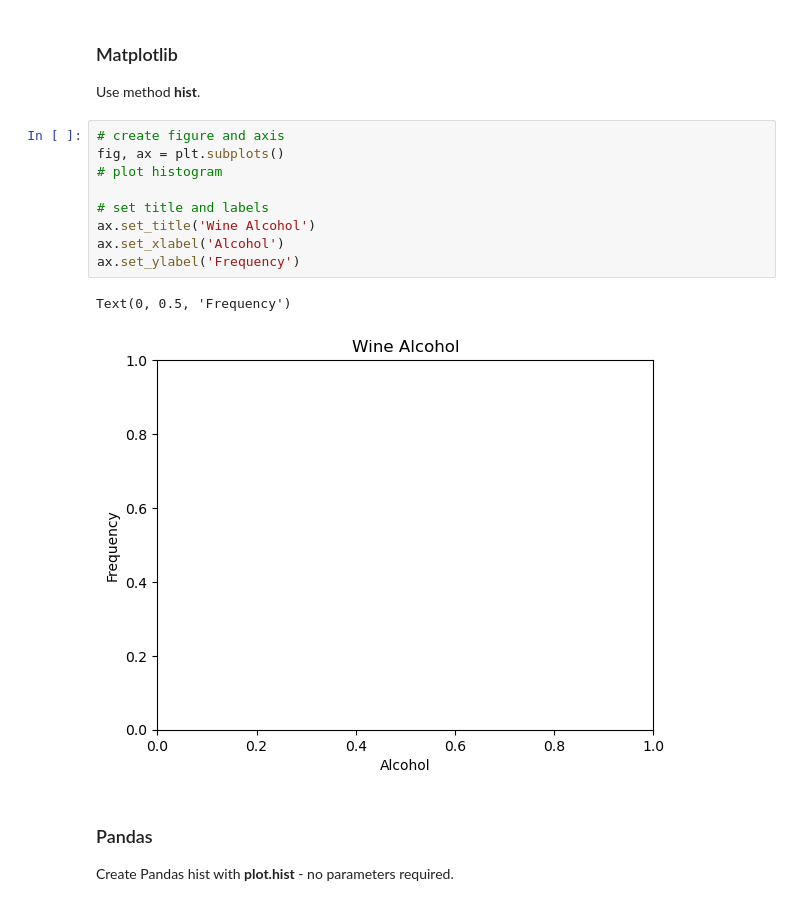
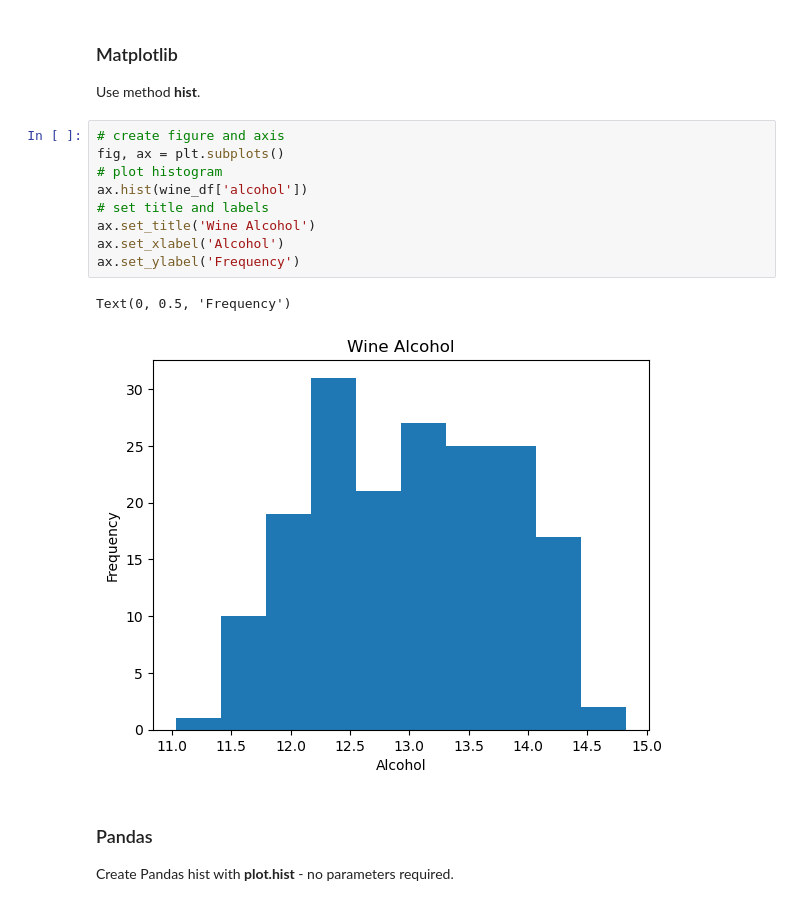
Before and after one commit to Blackbullbjj/data_viz_python_tutorial, a Jupyter notebook: Data_Viz_Tutorial.ipynb, the cells around one changed output. Cells and saved outputs as stored; diff of their text form.

```diff
--- a/Data_Viz_Tutorial.ipynb
+++ b/Data_Viz_Tutorial.ipynb
@@ -223,15 +309,15 @@ Use method **hist**.
 # %%
 # create figure and axis
 fig, ax = plt.subplots()
 # plot histogram
-
+ax.hist(wine_df['alcohol'])
 # set title and labels
 ax.set_title('Wine Alcohol')
 ax.set_xlabel('Alcohol')
 ax.set_ylabel('Frequency')
 # %% [output]
 Text(0, 0.5, 'Frequency')
-[figure, old version]
+[figure, new version]
 # %% [markdown]
 ### Pandas
 Create Pandas hist with **plot.hist** - no parameters required.
```
Also changed, not shown: parts of 16 cells of this notebook.
